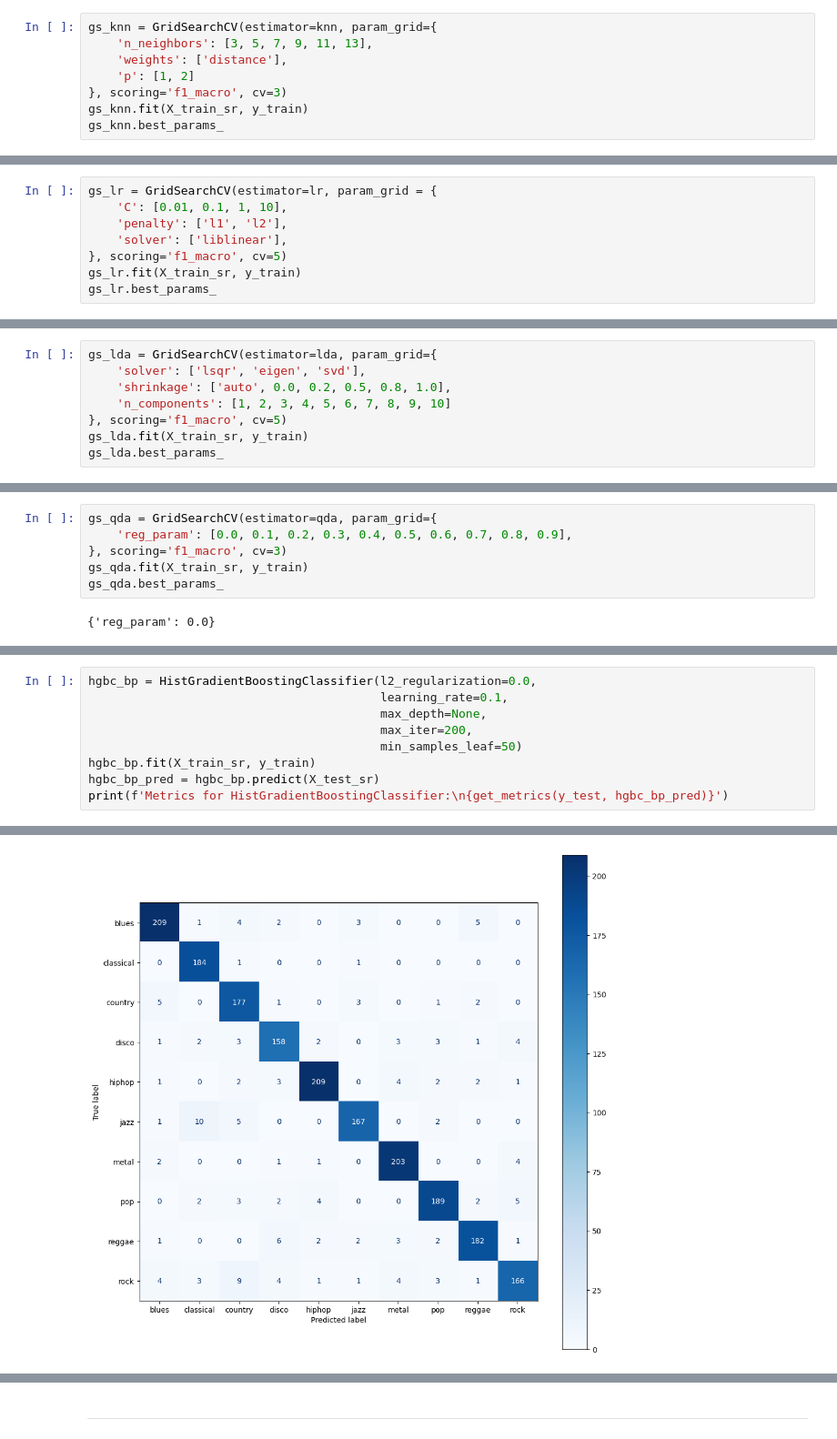
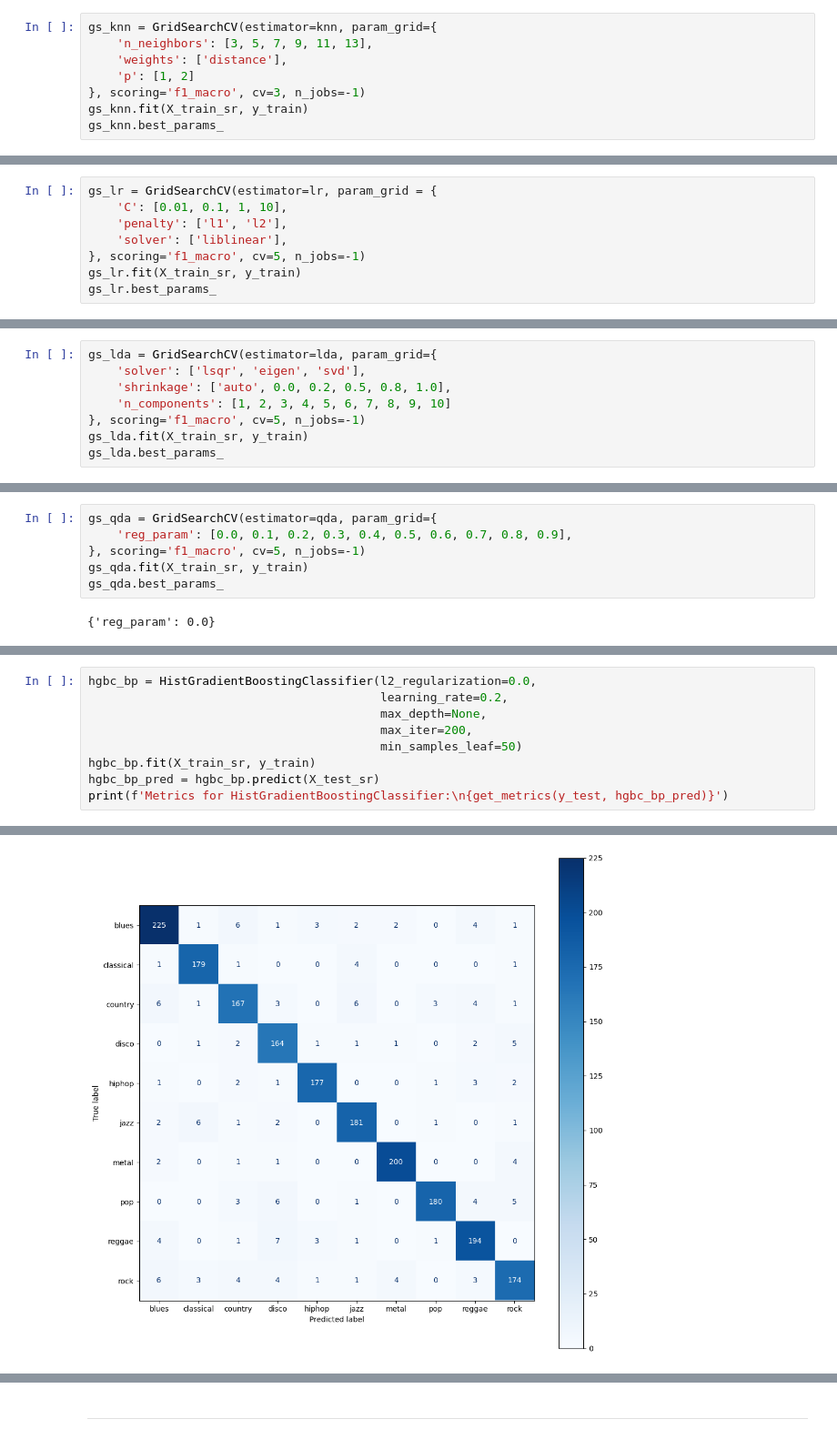
Before and after one commit to aramabrahamyan1703/Music_Genre_Recognition, a Jupyter notebook: project_draft.ipynb, the cells around one changed output, grey strips where cells are left out. Shown at 91% size. Cells and saved outputs as stored; diff of their text form.

```diff
--- a/project_draft.ipynb
+++ b/project_draft.ipynb
@@ -182,7 +185,7 @@ gs_knn = GridSearchCV(estimator=knn, param_grid={
     'n_neighbors': [3, 5, 7, 9, 11, 13],
     'weights': ['distance'],
     'p': [1, 2]
-}, scoring='f1_macro', cv=3)
+}, scoring='f1_macro', cv=3, n_jobs=-1)
 gs_knn.fit(X_train_sr, y_train)
 gs_knn.best_params_
 # %% [output]
@@ -241,7 +250,7 @@ gs_lr = GridSearchCV(estimator=lr, param_grid = {
     'C': [0.01, 0.1, 1, 10],
     'penalty': ['l1', 'l2'],
     'solver': ['liblinear'],
-}, scoring='f1_macro', cv=5)
+}, scoring='f1_macro', cv=5, n_jobs=-1)
 gs_lr.fit(X_train_sr, y_train)
 gs_lr.best_params_
 # %% [output]
@@ -365,7 +360,7 @@ gs_lda = GridSearchCV(estimator=lda, param_grid={
     'solver': ['lsqr', 'eigen', 'svd'],
     'shrinkage': ['auto', 0.0, 0.2, 0.5, 0.8, 1.0],
     'n_components': [1, 2, 3, 4, 5, 6, 7, 8, 9, 10]
-}, scoring='f1_macro', cv=5)
+}, scoring='f1_macro', cv=5, n_jobs=-1)
 gs_lda.fit(X_train_sr, y_train)
 gs_lda.best_params_
 # %% [output]
@@ -403,7 +419,7 @@ Confusion Matrix:
 # %%
 gs_qda = GridSearchCV(estimator=qda, param_grid={
     'reg_param': [0.0, 0.1, 0.2, 0.3, 0.4, 0.5, 0.6, 0.7, 0.8, 0.9],
-}, scoring='f1_macro', cv=3)
+}, scoring='f1_macro', cv=5, n_jobs=-1)
 gs_qda.fit(X_train_sr, y_train)
 gs_qda.best_params_
 # %% [output]
@@ -477,6 +483,6 @@ Fitting 5 folds for each of 108 candidates, totalling 540 fits
 # %%
 hgbc_bp = HistGradientBoostingClassifier(l2_regularization=0.0,
-                                         learning_rate=0.1,
+                                         learning_rate=0.2,
                                          max_depth=None,
                                          max_iter=200,
                                          min_samples_leaf=50)
@@ -492,2 +498,2 @@ F1: 0.9227344241658166
 Confusion Matrix:
-[figure, old version]
+[figure, new version]
```
Also changed, not shown: parts of 44 cells of this notebook.
